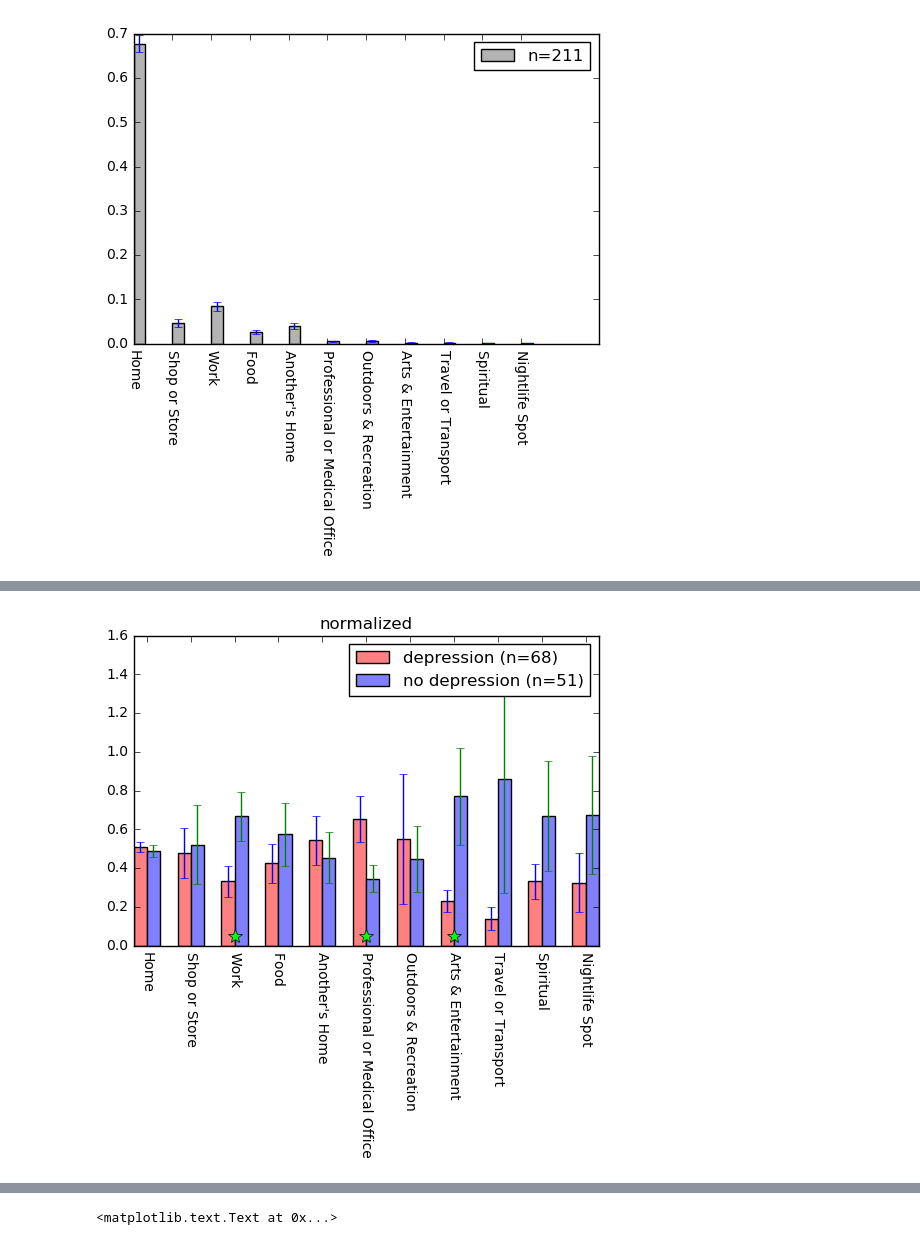
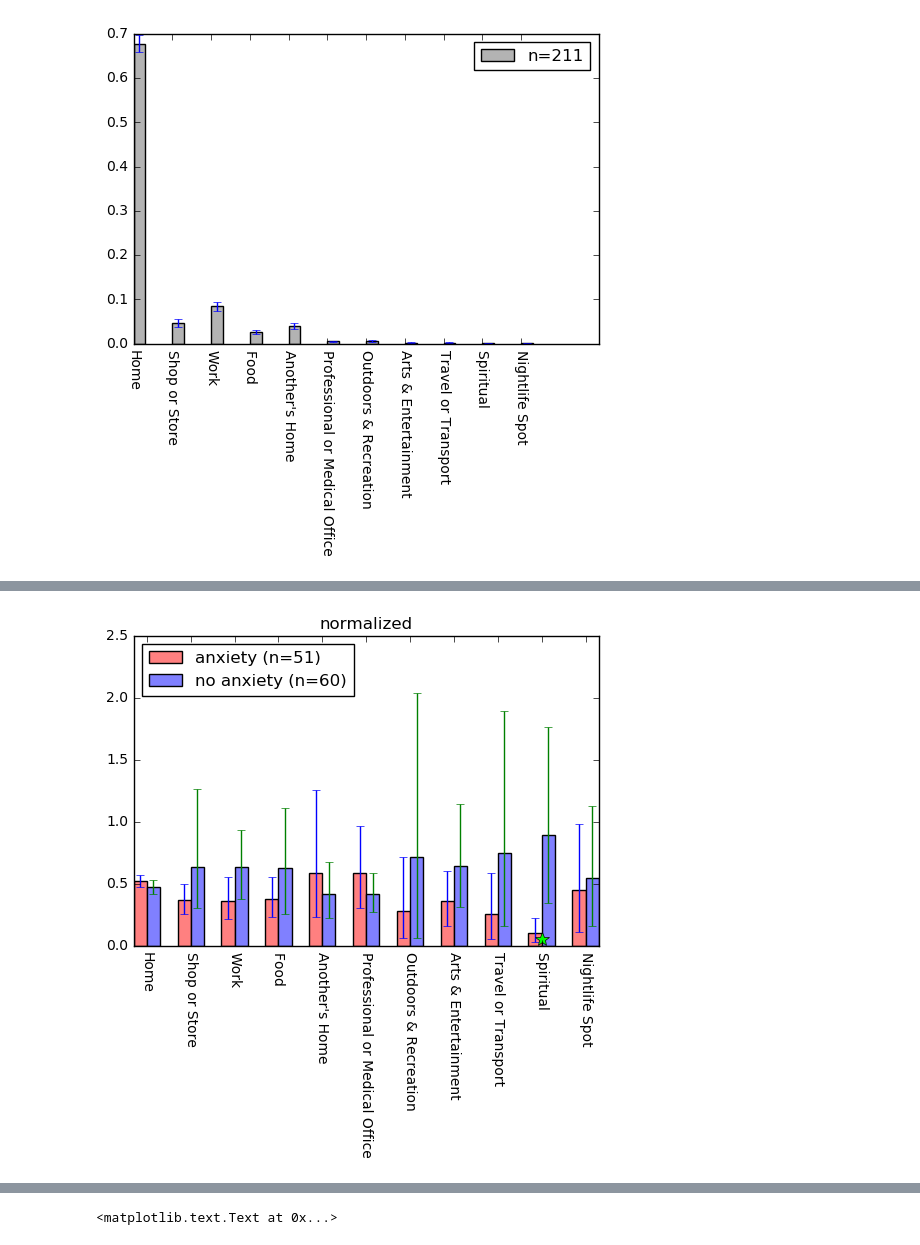
Before and after one commit to sosata/CS120DataAnalysis, a Jupyter notebook: SemanticLocation/show_locations.ipynb, the cells around one changed output, grey strips where cells are left out. Drawn from its saved outputs; the diff is of its cells as text; code cells hidden in the pictures.

Commit message:
bootstrap

```diff
--- a/SemanticLocation/show_locations.ipynb
+++ b/SemanticLocation/show_locations.ipynb
@@ -6,3 +6,14 @@ def remove_parentheses(ss):
         s = s[0]
         ss[i] = s
     return ss
+# %%
+import numpy as np
+import pandas as pd
+def bootstrap(x, n_boot):
+    n = x.shape[0]
+    mean = np.array([np.nanmean(x,axis=0)])
+    for i in range(n_boot-1):
+        inds = np.random.choice(np.arange(n), size=n, replace=True)
+        xs = x[inds,:]
+        mean = np.append(mean, np.array([np.nanmean(xs,axis=0)]), axis=0)
+    return np.median(mean,axis=0), np.percentile(mean, 2.5, axis=0), np.percentile(mean, 97.5, axis=0)
@@ -64,8 +87,8 @@ for filename in files:
                 if loc in location_top:
                     data.loc[ind_subject, loc] += feature['n gps'][i]
                 dur_all += feature['n gps'][i]
-            else:
-                print 'warning: n gps was nan'
+#             else:
+#                 print 'warning: n gps was nan'
 
         # normalize
         data.loc[ind_subject, location_top] /= dur_all
@@ -134,0 +185,8 @@ plt.title('non-normalized')
+# %%
+plt.figure(figsize=(15,5))
+for i in range(data_dep_norm.shape[0]):
+    plt.plot(np.arange(data_dep_norm.shape[1])+.05*np.random.normal(), data_dep_norm.loc[i,:], '.',color=(1,0,0), alpha=.5, markersize=5)
+for i in range(data_nodep_norm.shape[0]):
+    plt.plot(np.arange(data_nodep_norm.shape[1])+.05*np.random.normal()+.2, data_nodep_norm.loc[i,:], '.',color=(0,0,1), alpha=.5, markersize=5)
+plt.ylim([0,0.05])
+plt.xticks(np.arange(data_dep_norm.shape[1])+.1, remove_parentheses(data_dep_norm.columns), rotation=270);
@@ -135,18 +233,21 @@ plt.title('non-normalized')
 # %%
-# same plot, normalized
+# same but normalized
 
-plt.bar(np.arange(mean_dep.size), np.divide(mean_dep,mean_dep+mean_nodep), yerr=np.divide(ci_dep,mean_dep+mean_nodep), width=.3, color=(1,.5,.5))
-plt.bar(np.arange(mean_nodep.size)+.3, np.divide(mean_nodep,mean_dep+mean_nodep), yerr=np.divide(ci_nodep,mean_dep+mean_nodep), width=.3, color=(.5,.5,1))
-plt.xticks(np.arange(mean_dep.size)+.3, remove_parentheses(data_dep.columns), rotation=270)
-plt.legend(['depression (n={})'.format(data_dep.shape[0]),'no depression (n={})'.format(data_nodep.shape[0])])
+persum = mean_anx+mean_noanx
+plt.bar(np.arange(mean_anx.size), np.divide(mean_anx,persum), \
+        yerr=np.array([np.divide(mean_anx-lo_anx,persum),np.divide(hi_anx-mean_anx,persum)]), width=.3, color=(1,0.5,0.5))
+plt.bar(np.arange(mean_noanx.size)+.3, np.divide(mean_noanx,persum), \
+        yerr=np.array([np.divide(mean_noanx-lo_noanx,persum),np.divide(hi_noanx-mean_noanx,persum)]), width=.3, color=(0.5,0.5,1))
+plt.xticks(np.arange(mean_anx.size)+.3, remove_parentheses(data_anx.columns), rotation=270)
+plt.legend(['anxiety (n={})'.format(data_anx.shape[0]),'no anxiety (n={})'.format(data_noanx.shape[0])],loc='upper left')
 plt.title('normalized')
 
-# ttest
 for (i,loc) in enumerate(location_top):
-    _,p = ttest_ind(data_dep.loc[np.logical_not(np.isnan(data_dep.loc[:,loc])),loc], \
-                    data_nodep.loc[np.logical_not(np.isnan(data_nodep.loc[:,loc])),loc], equal_var=False)
-#     print p
+    _,p = ttest_ind(data_anx.loc[np.logical_not(np.isnan(data_anx.loc[:,loc])),loc], \
+                    data_noanx.loc[np.logical_not(np.isnan(data_noanx.loc[:,loc])),loc], equal_var=False)
+#     _,p = ranksums(data_anx.loc[np.logical_not(np.isnan(data_anx.loc[:,loc])),loc], \
+#                     data_noanx.loc[np.logical_not(np.isnan(data_noanx.loc[:,loc])),loc])
     if p<.05:
         plt.plot(i+.3, 0.05, '*', markersize=10, color=(0,1,0))
 # %% [output]
-[figure, old version]
+[figure, new version]
```
Also changed, not shown: parts of 12 cells of this notebook, 5 other files.
